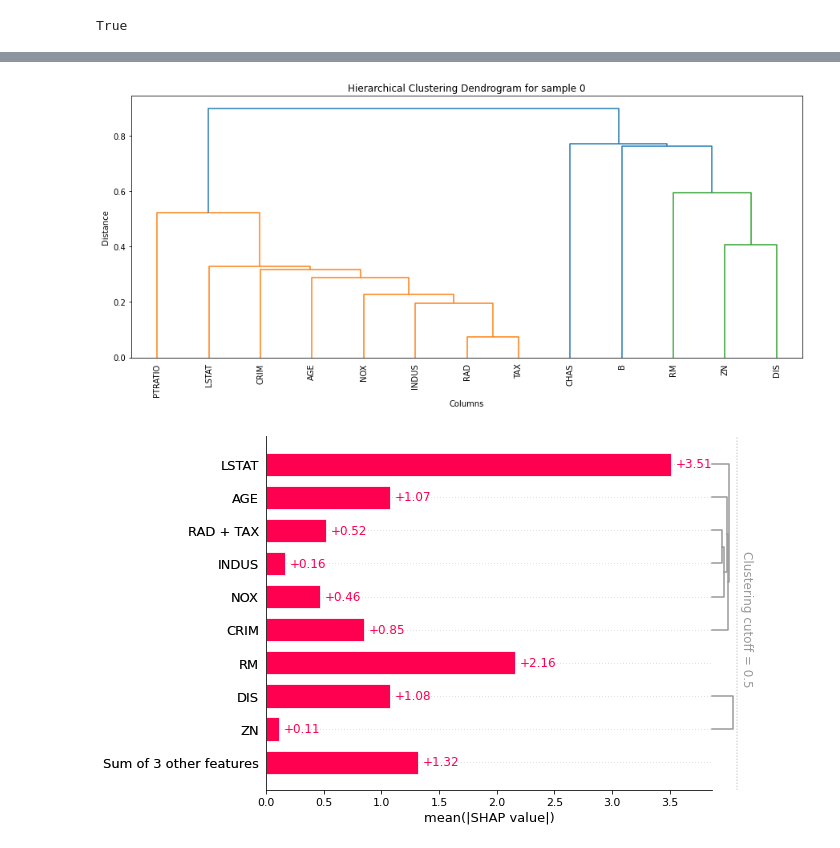
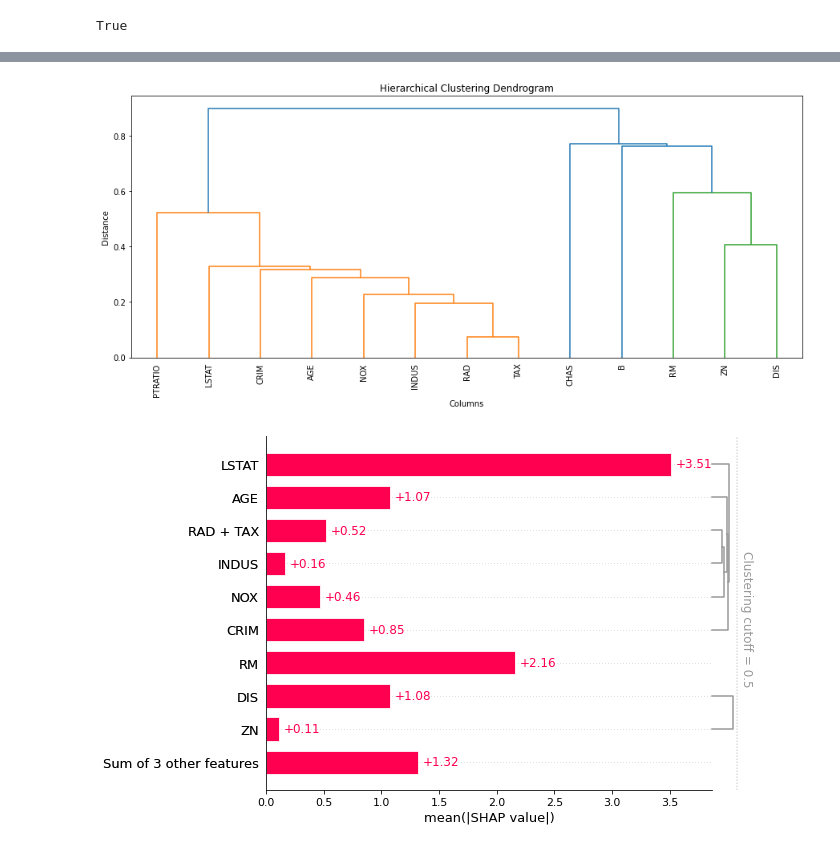
Before and after one commit to simonjisu/XAI2022Spring, a Jupyter notebook: notebooks/TestNotebook.ipynb, the cells around one changed output, grey strips where cells are left out. Saved outputs shown, nothing was run; the diff lists cells and outputs as text; code cells hidden in the pictures.

```diff
--- a/notebooks/TestNotebook.ipynb
+++ b/notebooks/TestNotebook.ipynb
@@ -64,3 +74,20 @@ True
+# %%
+def plot_dendrogram(cols, cluster_matrix):
+    plt.figure(figsize=(15, 6))
+    plt.title(f'Hierarchical Clustering Dendrogram')
+    plt.xlabel('Columns')
+    plt.ylabel('Distance')
+    sp.cluster.hierarchy.dendrogram(
+        cluster_matrix,
+        leaf_rotation=90.,  # rotates the x axis labels
+        leaf_font_size=10.,  # font size for the x axis labels
+        labels=cols
+    )
+    plt.show()
+
+plot_dendrogram(cols=X.columns, cluster_matrix=cluster_matrix)
+# %% [output]
+[figure, added]
 # %%
 f = lambda x: model.predict(x, output_margin=True, validate_features=False)
 explainer = shap.TreeExplainer(model, data=refs, feature_names=X.columns)
@@ -85,7 +102,3 @@ def plot_dendrogram(X, shap_values, idx):
-# %%
-plot_dendrogram(X, pshap_values, idx=0)
-# %% [output]
-[figure, removed]
 # %%
 shap.plots.bar(pshap_values)
 # %% [output]
```
Also changed, not shown: parts of 7 cells of this notebook.
